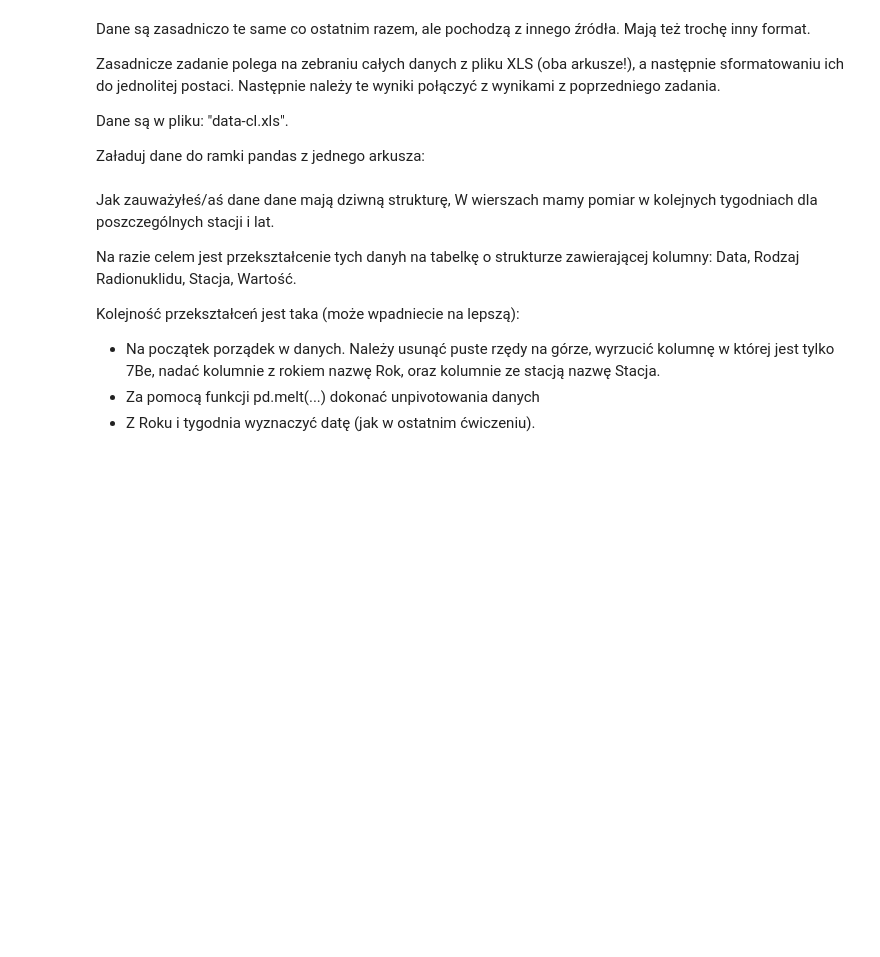
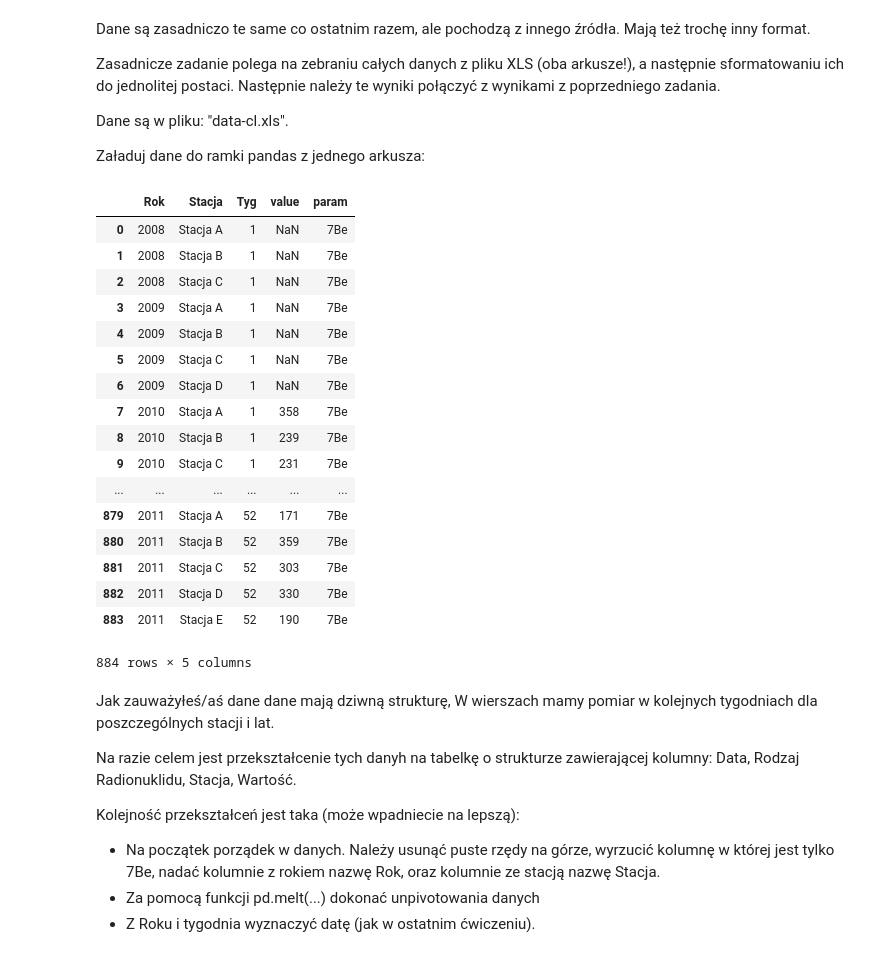
Before and after one commit to kowal256/pwzn, a Jupyter notebook: tasks/zaj6/zad2.ipynb, the cells around one changed output. Saved outputs shown, nothing was run; the diff lists cells and outputs as text; code cells hidden in the pictures; blank space fills up the shorter version.

```diff
--- a/tasks/zaj6/zad2.ipynb
+++ b/tasks/zaj6/zad2.ipynb
@@ -18,3 +14,42 @@ data1 = xls.parse()
+# %%
+xls = pd.ExcelFile('data-cl.xls')
+
+data1 = xls.parse('Sheet3', header=1)
+data1.rename(columns={'Unnamed: 1': 'Rok', 'Nr:Tyg: ': 'Stacja'}, inplace=True)
+data1['Rok'].fillna(method='ffill', inplace=True)
+data1.drop('7Be ', 1, inplace=True)
+
+data1_m = pd.melt(data1, id_vars=['Rok', 'Stacja'], var_name='Tyg', value_name='value')
+data1_m['param'] = '7Be'
+
+data2 = xls.parse('Sheet4', header=1)
+data2.rename(columns={'Unnamed: 1': 'Rok', 'Nr:Tyg: ': 'Stacja'}, inplace=True)
+data2['Rok'].fillna(method='ffill', inplace=True)
+data2.drop('40K', 1, inplace=True)
+
+data2_m = pd.melt(data2, id_vars=['Rok', 'Stacja'], var_name='Tyg', value_name='value')
+data2_m['param'] = '40K'
+
+data1_m
+# %% [output]
+|  | Rok | Stacja | Tyg | value | param |
+| 0 | 2008 | Stacja A | 1 | NaN | 7Be |
+| 1 | 2008 | Stacja B | 1 | NaN | 7Be |
+| 2 | 2008 | Stacja C | 1 | NaN | 7Be |
+| 3 | 2009 | Stacja A | 1 | NaN | 7Be |
+| 4 | 2009 | Stacja B | 1 | NaN | 7Be |
+| 5 | 2009 | Stacja C | 1 | NaN | 7Be |
+| 6 | 2009 | Stacja D | 1 | NaN | 7Be |
+| 7 | 2010 | Stacja A | 1 | 358 | 7Be |
+| 8 | 2010 | Stacja B | 1 | 239 | 7Be |
+| 9 | 2010 | Stacja C | 1 | 231 | 7Be |
+| ... | ... | ... | ... | ... | ... |
+| 879 | 2011 | Stacja A | 52 | 171 | 7Be |
+| 880 | 2011 | Stacja B | 52 | 359 | 7Be |
+| 881 | 2011 | Stacja C | 52 | 303 | 7Be |
+| 882 | 2011 | Stacja D | 52 | 330 | 7Be |
+| 883 | 2011 | Stacja E | 52 | 190 | 7Be |
+884 rows × 5 columns
 # %% [markdown]
 Jak zauważyłeś/aś dane dane mają dziwną strukturę, W wierszach mamy pomiar w kolejnych tygodniach dla poszczególnych stacji i lat.
 
```
Also changed, not shown: parts of 5 cells of this notebook.
